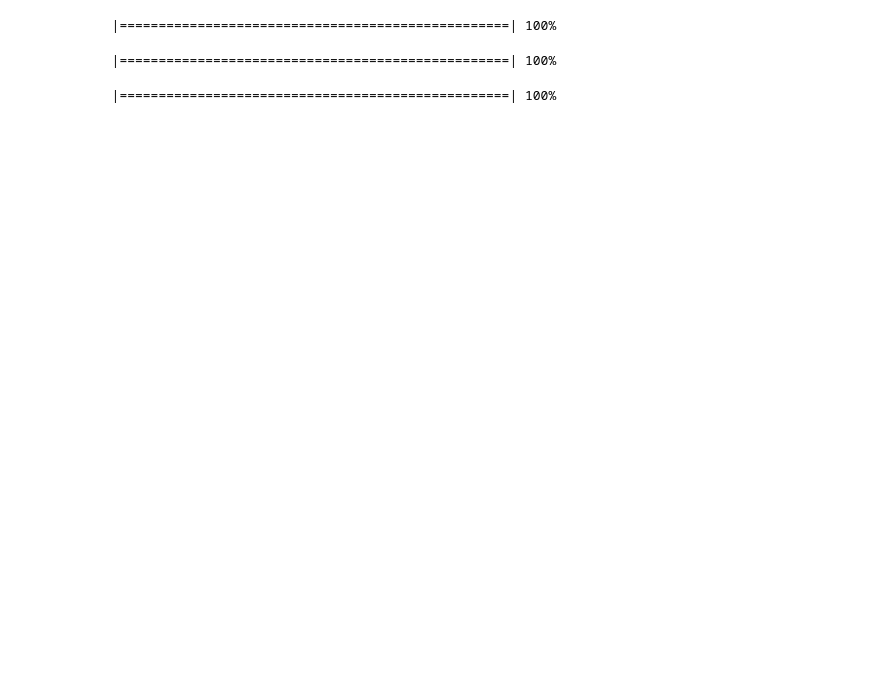
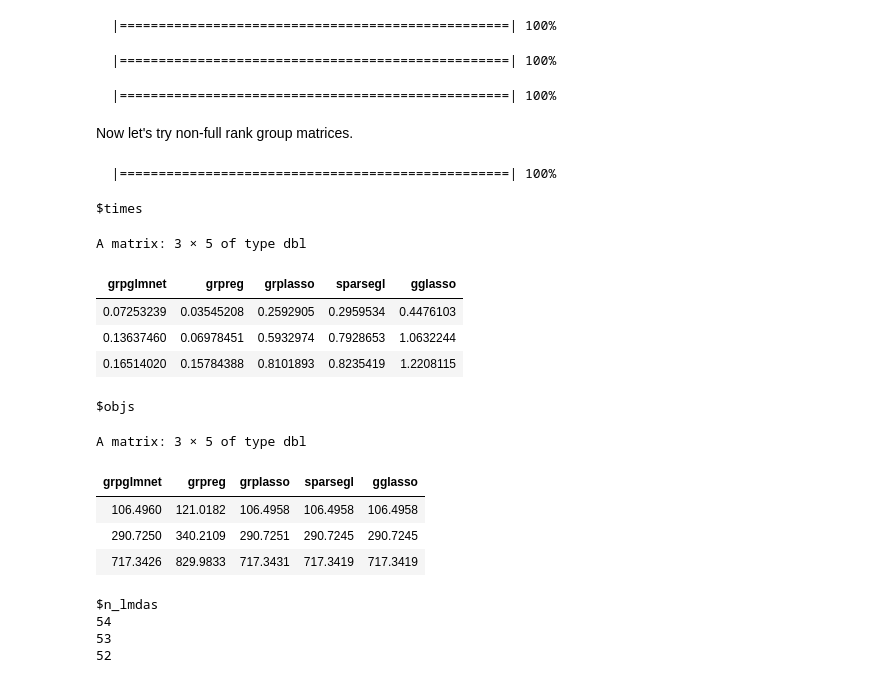
Before and after one commit to JamesYang007/adelie, a Jupyter notebook: research/paper_results/group_lasso_packages.ipynb, the cells around one changed output. Drawn from its saved outputs; the diff is of its cells as text; code cells hidden in the pictures; blank space fills up the shorter version.

```diff
--- a/research/paper_results/group_lasso_packages.ipynb
+++ b/research/paper_results/group_lasso_packages.ipynb
@@ -140,3 +147,29 @@ n_lmdas <- c(out$n_lmdas, out.large$n_lmdas, out.large2$n_lmdas)
 write.table(times, "data/gl_packages_time.csv", sep=',', row.names=FALSE, col.names=FALSE)
 write.table(objs, "data/gl_packages_obj.csv", sep=',', row.names=FALSE, col.names=FALSE)
 write.table(n_lmdas, "data/gl_packages_n_lmda.csv", sep=',', row.names=FALSE, col.names=FALSE)
+# %% [markdown]
+Now let's try non-full rank group matrices.
+# %%
+p <- 2 ** (10 : 12)
+out.nfr <- bench.packages(p=p, group_size=300)
+# %% [output]
+  |==================================================| 100%
+# %%
+out.nfr
+# %% [output]
+$times
+A matrix: 3 × 5 of type dbl
+| grpglmnet | grpreg | grplasso | sparsegl | gglasso |
+| 0.07253239 | 0.03545208 | 0.2592905 | 0.2959534 | 0.4476103 |
+| 0.13637460 | 0.06978451 | 0.5932974 | 0.7928653 | 1.0632244 |
+| 0.16514020 | 0.15784388 | 0.8101893 | 0.8235419 | 1.2208115 |
+$objs
+A matrix: 3 × 5 of type dbl
+| grpglmnet | grpreg | grplasso | sparsegl | gglasso |
+| 106.4960 | 121.0182 | 106.4958 | 106.4958 | 106.4958 |
+| 290.7250 | 340.2109 | 290.7251 | 290.7245 | 290.7245 |
+| 717.3426 | 829.9833 | 717.3431 | 717.3419 | 717.3419 |
+$n_lmdas
+54
+53
+52
```
Also changed, not shown: parts of 1 cell of this notebook, 7 other files.
